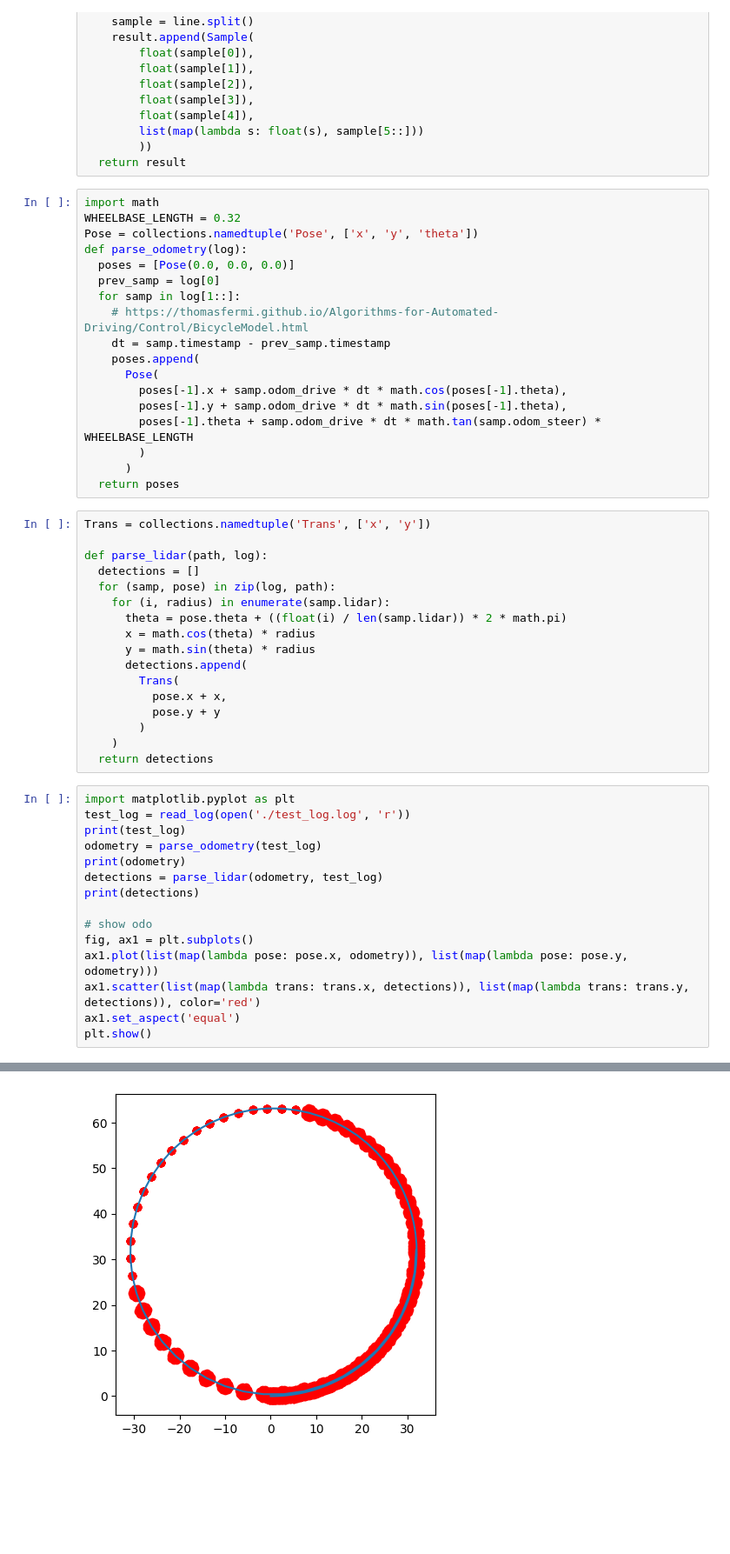
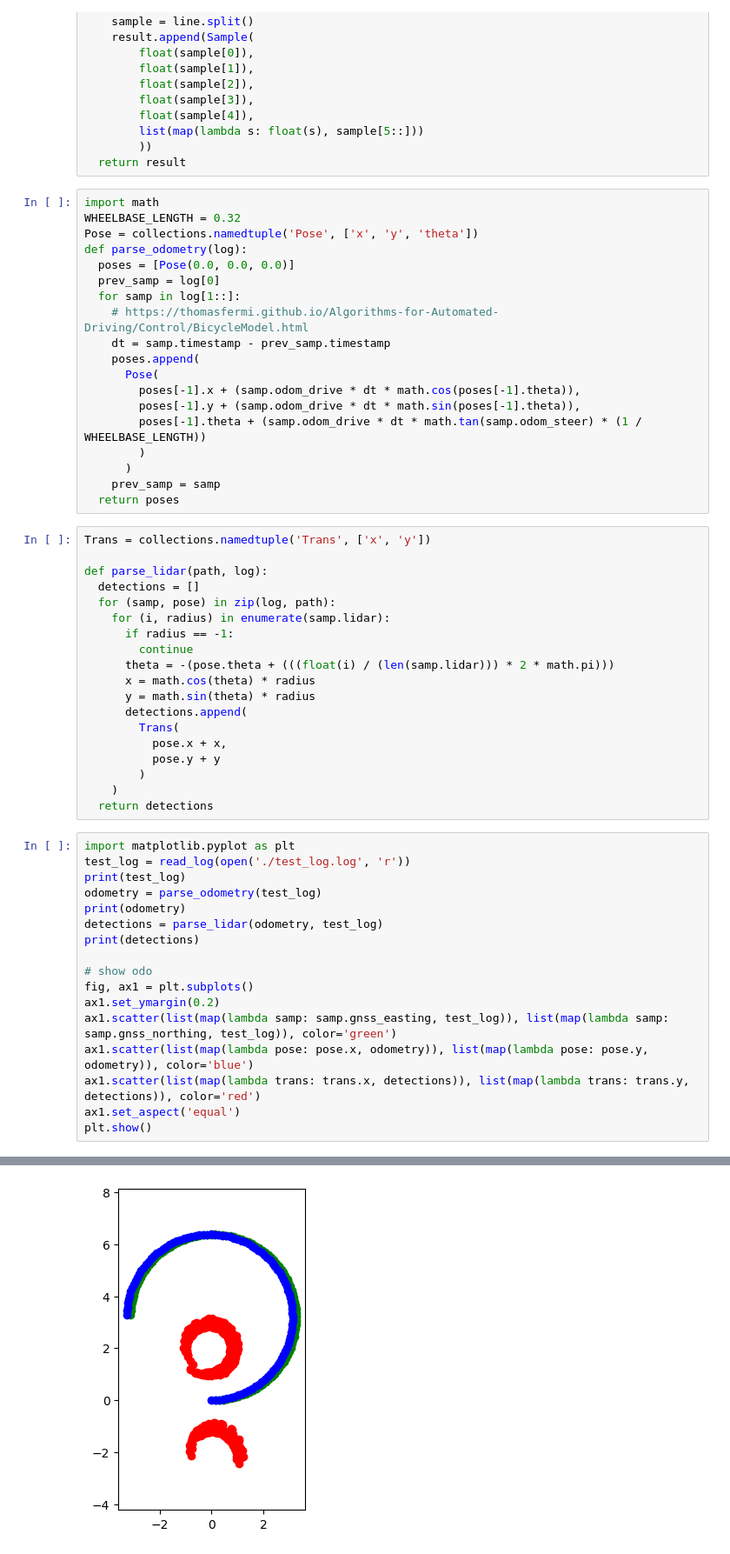
Before and after one commit to Lewis-Seiden/COSMOS-011-05-LAMBO, a Jupyter notebook: mapping.ipynb, the cells around one changed output, grey strips where cells are left out. Shown at 87% size. Drawn from its saved outputs; the diff is of its cells as text; blank space fills up the shorter version.

```diff
--- a/mapping.ipynb
+++ b/mapping.ipynb
@@ -28,11 +28,12 @@ def parse_odometry(log):
     dt = samp.timestamp - prev_samp.timestamp
     poses.append(
       Pose(
-        poses[-1].x + samp.odom_drive * dt * math.cos(poses[-1].theta),
-        poses[-1].y + samp.odom_drive * dt * math.sin(poses[-1].theta),
-        poses[-1].theta + samp.odom_drive * dt * math.tan(samp.odom_steer) * WHEELBASE_LENGTH
+        poses[-1].x + (samp.odom_drive * dt * math.cos(poses[-1].theta)),
+        poses[-1].y + (samp.odom_drive * dt * math.sin(poses[-1].theta)),
+        poses[-1].theta + (samp.odom_drive * dt * math.tan(samp.odom_steer) * (1 / WHEELBASE_LENGTH))
         )
       )
+    prev_samp = samp
   return poses
 # %%
 Trans = collections.namedtuple('Trans', ['x', 'y'])
@@ -41,7 +42,9 @@ def parse_lidar(path, log):
   detections = []
   for (samp, pose) in zip(log, path):
     for (i, radius) in enumerate(samp.lidar):
-      theta = pose.theta + ((float(i) / len(samp.lidar)) * 2 * math.pi)
+      if radius == -1:
+        continue
+      theta = -(pose.theta + (((float(i) / (len(samp.lidar))) * 2 * math.pi)))
       x = math.cos(theta) * radius
       y = math.sin(theta) * radius
       detections.append(
@@ -62,7 +65,9 @@ print(detections)
 
 # show odo
 fig, ax1 = plt.subplots()
-ax1.plot(list(map(lambda pose: pose.x, odometry)), list(map(lambda pose: pose.y, odometry)))
+ax1.set_ymargin(0.2)
+ax1.scatter(list(map(lambda samp: samp.gnss_easting, test_log)), list(map(lambda samp: samp.gnss_northing, test_log)), color='green')
+ax1.scatter(list(map(lambda pose: pose.x, odometry)), list(map(lambda pose: pose.y, odometry)), color='blue')
 ax1.scatter(list(map(lambda trans: trans.x, detections)), list(map(lambda trans: trans.y, detections)), color='red')
 ax1.set_aspect('equal')
 plt.show()
@@ -73 +78 @@ plt.show()
-[figure, old version]
+[figure, new version]
```
Also changed, not shown: parts of 1 cell of this notebook, 2 other files.
